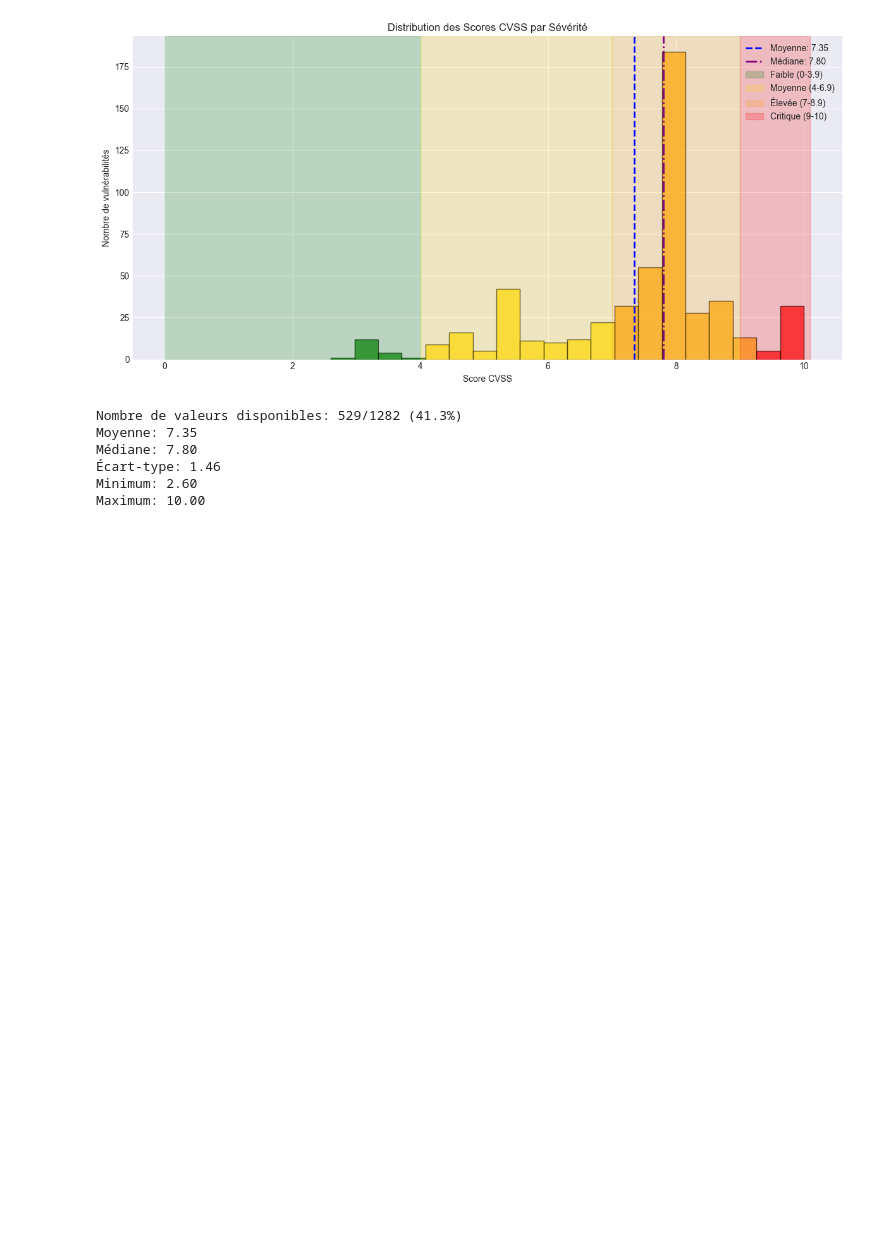
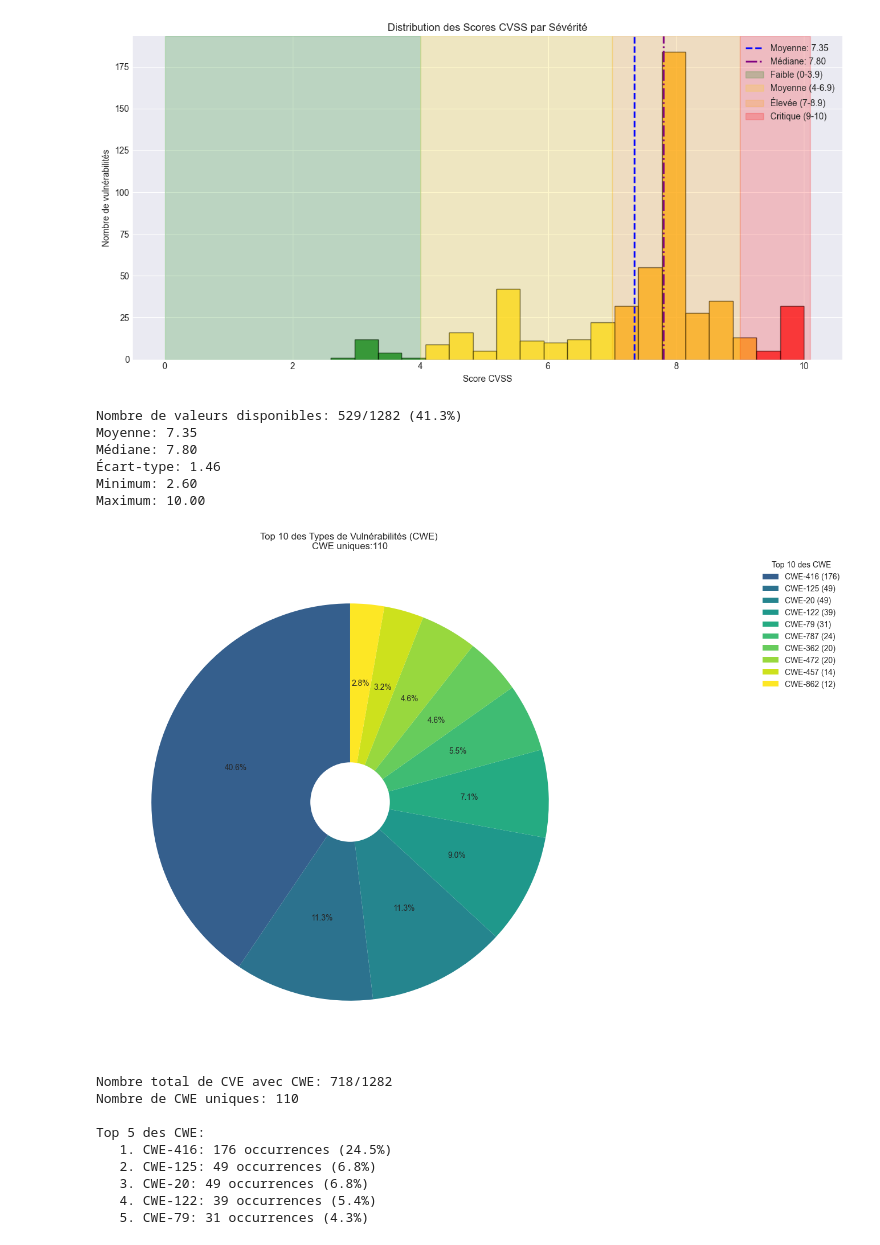
Before and after one commit to imtoatb/Analyse-des-Avis-et-Alertes-ANSSI-avec-Enrichissement-des-CVE, a Jupyter notebook: analyse_anssi.ipynb, the cells around one changed output. Saved outputs shown, nothing was run; the diff lists cells and outputs as text; code cells hidden in the pictures; blank space fills up the shorter version.

Commit message:
Etape 5 - Diagramme circulaire des types CWE

```diff
--- a/analyse_anssi.ipynb
+++ b/analyse_anssi.ipynb
@@ -465,3 +463,66 @@ Médiane: 7.80
 Écart-type: 1.46
 Minimum: 2.60
 Maximum: 10.00
+# %%
+#Diagramme circulaire des types CWE
+import matplotlib.pyplot as plt
+
+cwe_counts = df[df['CWE'] != 'Non disponible']['CWE'].value_counts().head(10)           #Compter les occurrences de chaque CWE
+
+
+cwe_labels = []
+for cwe, count in zip(cwe_counts.index, cwe_counts.values):                             #Zip = créer une liste de tuples avec [(cwe_counts.index[0], cwe_counts.values[0]), ([1], [1]), ...]
+    if len(cwe) > 25:                                                                   #Afficher CWE-ID et le nombre
+        cwe_labels.append(f"{cwe}\n({count})")
+    else:
+        cwe_labels.append(f"{cwe} ({count})")
+
+
+
+colors = plt.cm.viridis(np.linspace(0.3, 1, len(cwe_counts)))                           #Palette un peu cute ^w^ = dégradé de couleurs (bleu → vert → jaune)
+
+
+fig, ax = plt.subplots(figsize=(12, 10))                                                #12 pouces x 10 pouces
+
+
+wedges, texts, autotexts = ax.pie(                                                      #.pie = camember, wedges = nb parts dans le camember,texts = étiquettes, autotexts = poucentages
+    cwe_counts.values,                                                                  #Taille de chaque part
+    labels=None,                                                                        #Pas de labels directement sur le pie -> sur le côté
+    autopct='%1.1f%%',                                                                  #Format des pourcentages
+    startangle=90,                                                                      #Commencer à 90° (en haut)
+    colors=colors
+)
+
+
+ax.legend(wedges, cwe_labels, title="Top 10 des CWE", bbox_to_anchor=(1, 0, 0.5, 1))
+
+centre_circle = plt.Circle((0, 0), 0.20, fc='white', linewidth=1.25)                    #C'est plus joli comme ça
+fig.gca().add_artist(centre_circle)
+
+
+total_cwe_types = df[df['CWE'] != 'Non disponible']['CWE'].nunique()
+total_cve_with_cwe = len(df[df['CWE'] != 'Non disponible'])
+
+ax.set_title(f'Top 10 des Types de Vulnérabilités (CWE) \nCWE uniques:{total_cwe_types}')
+
+plt.tight_layout()
+plt.show()
+
+
+print(f"Nombre total de CVE avec CWE: {len(df[df['CWE'] != 'Non disponible'])}/{len(df)}")
+print(f"Nombre de CWE uniques: {df[df['CWE'] != 'Non disponible']['CWE'].nunique()}")
+print("\nTop 5 des CWE:")
+for i, (cwe, count) in enumerate(cwe_counts.head(5).items(), 1):
+    percentage = count / len(df[df['CWE'] != 'Non disponible']) * 100
+    print(f"   {i}. {cwe}: {count} occurrences ({percentage:.1f}%)")
+# %% [output]
+[figure, added]
+Nombre total de CVE avec CWE: 718/1282
+Nombre de CWE uniques: 110
+
+Top 5 des CWE:
+   1. CWE-416: 176 occurrences (24.5%)
+   2. CWE-125: 49 occurrences (6.8%)
+   3. CWE-20: 49 occurrences (6.8%)
+   4. CWE-122: 39 occurrences (5.4%)
+   5. CWE-79: 31 occurrences (4.3%)
```
Also changed, not shown: parts of 1 cell of this notebook.
